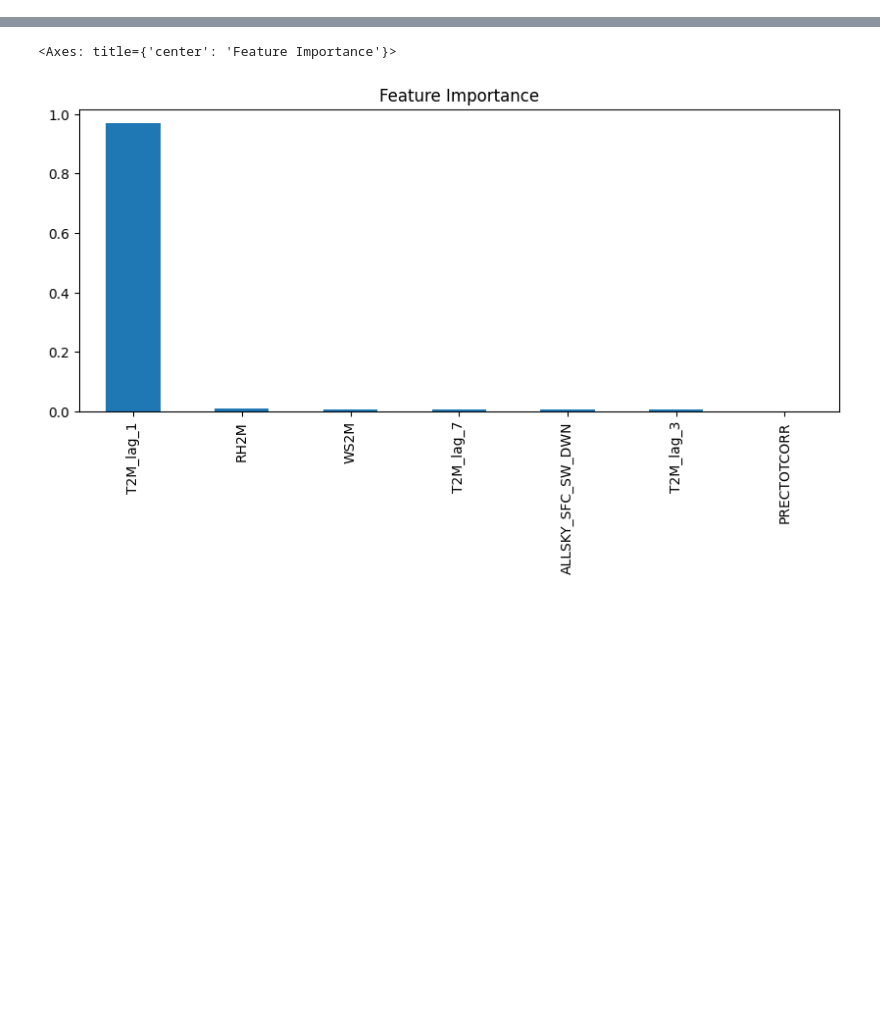
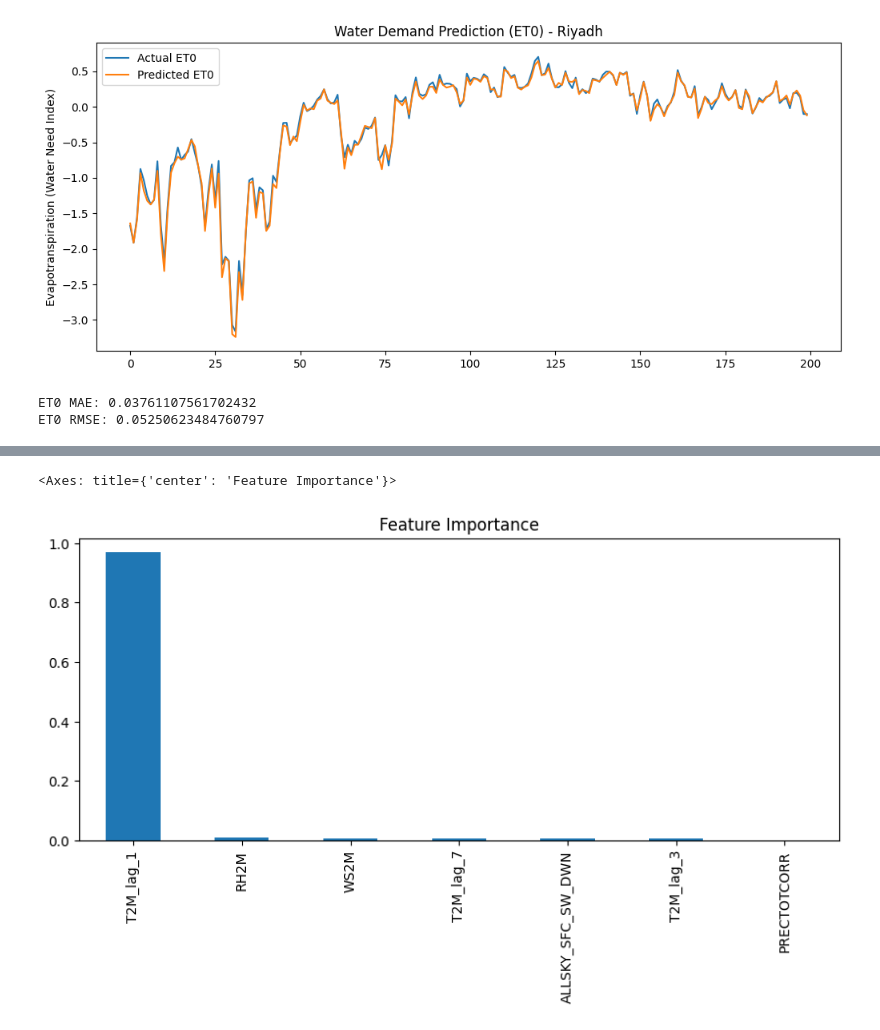
Before and after one commit to amir-dev-flux/aqua-intel, a Jupyter notebook: notebooks/02_feature_engineering_and_baseline_model.ipynb, the cells around one changed output, grey strips where cells are left out. Cells and saved outputs as stored; diff of their text form; code cells hidden in the pictures; blank space fills up the shorter version.

```diff
--- a/notebooks/02_feature_engineering_and_baseline_model.ipynb
+++ b/notebooks/02_feature_engineering_and_baseline_model.ipynb
@@ -0,0 +60,26 @@
+# %%
+import matplotlib.pyplot as plt
+
+plt.figure(figsize=(12,5))
+plt.plot(y_test.values[:200], label="Actual ET0")
+plt.plot(preds[:200], label="Predicted ET0")
+plt.legend()
+plt.title("Water Demand Prediction (ET0) - Riyadh")
+plt.ylabel("Evapotranspiration (Water Need Index)")
+plt.show()
+# %% [output]
+[figure, added]
+# %%
+model = RandomForestRegressor(n_estimators=300, random_state=42)
+model.fit(X_train, y_train)
+
+preds = model.predict(X_test)
+
+mae = mean_absolute_error(y_test, preds)
+rmse = np.sqrt(mean_squared_error(y_test, preds))
+
+print("ET0 MAE:", mae)
+print("ET0 RMSE:", rmse)
+# %% [output]
+ET0 MAE: 0.03761107561702432
+ET0 RMSE: 0.05250623484760797
```
Also changed, not shown: parts of 4 cells of this notebook, 5 other files.
